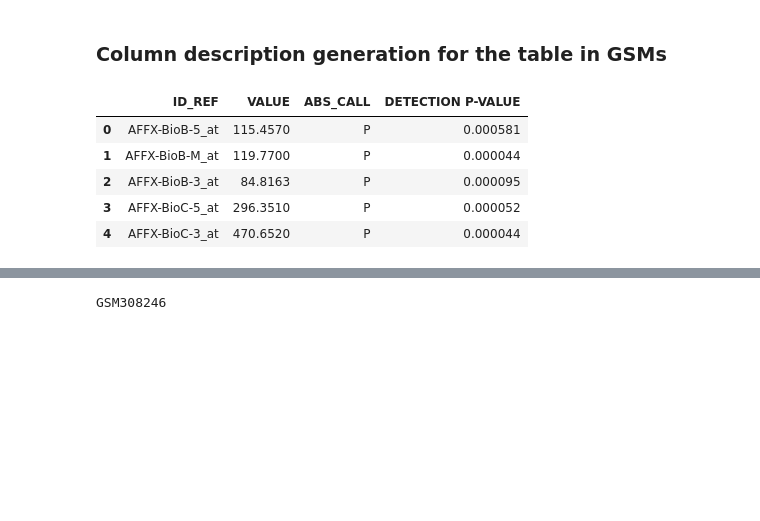
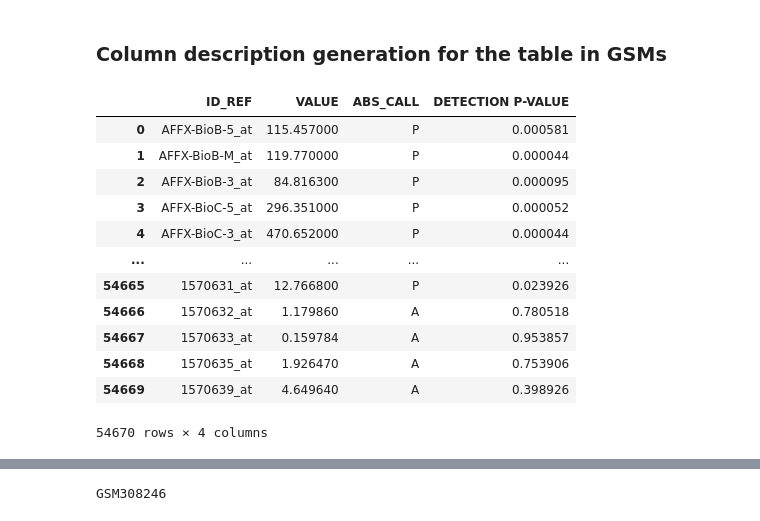
Before and after one commit to BekLG/bio-data-semantic-parsing, a Jupyter notebook: experiment_with_GEO_data.ipynb, the cells around one changed output, grey strips where cells are left out. Drawn from its saved outputs; the diff is of its cells as text; code cells hidden in the pictures; blank space fills up the shorter version.

```diff
--- a/experiment_with_GEO_data.ipynb
+++ b/experiment_with_GEO_data.ipynb
@@ -47,14 +47,21 @@ gse= GEOparse.get_GEO(geo="GSE12277", destdir="./data/GEO")
 # %%
 gsm= gse.gsms["GSM308246"]
 data= gsm.table
-data.head()
+data.head(-5)
 # %% [output]
 |  | ID_REF | VALUE | ABS_CALL | DETECTION P-VALUE |
-| 0 | AFFX-BioB-5_at | 115.4570 | P | 0.000581 |
-| 1 | AFFX-BioB-M_at | 119.7700 | P | 0.000044 |
-| 2 | AFFX-BioB-3_at | 84.8163 | P | 0.000095 |
-| 3 | AFFX-BioC-5_at | 296.3510 | P | 0.000052 |
-| 4 | AFFX-BioC-3_at | 470.6520 | P | 0.000044 |
+| 0 | AFFX-BioB-5_at | 115.457000 | P | 0.000581 |
+| 1 | AFFX-BioB-M_at | 119.770000 | P | 0.000044 |
+| 2 | AFFX-BioB-3_at | 84.816300 | P | 0.000095 |
+| 3 | AFFX-BioC-5_at | 296.351000 | P | 0.000052 |
+| 4 | AFFX-BioC-3_at | 470.652000 | P | 0.000044 |
+| ... | ... | ... | ... | ... |
+| 54665 | 1570631_at | 12.766800 | P | 0.023926 |
+| 54666 | 1570632_at | 1.179860 | A | 0.780518 |
+| 54667 | 1570633_at | 0.159784 | A | 0.953857 |
+| 54668 | 1570635_at | 1.926470 | A | 0.753906 |
+| 54669 | 1570639_at | 4.649640 | A | 0.398926 |
+54670 rows × 4 columns
 # %%
 sample = data.sample(20)
 # %%
```
Also changed, not shown: parts of 21 cells of this notebook, 4 other files.
